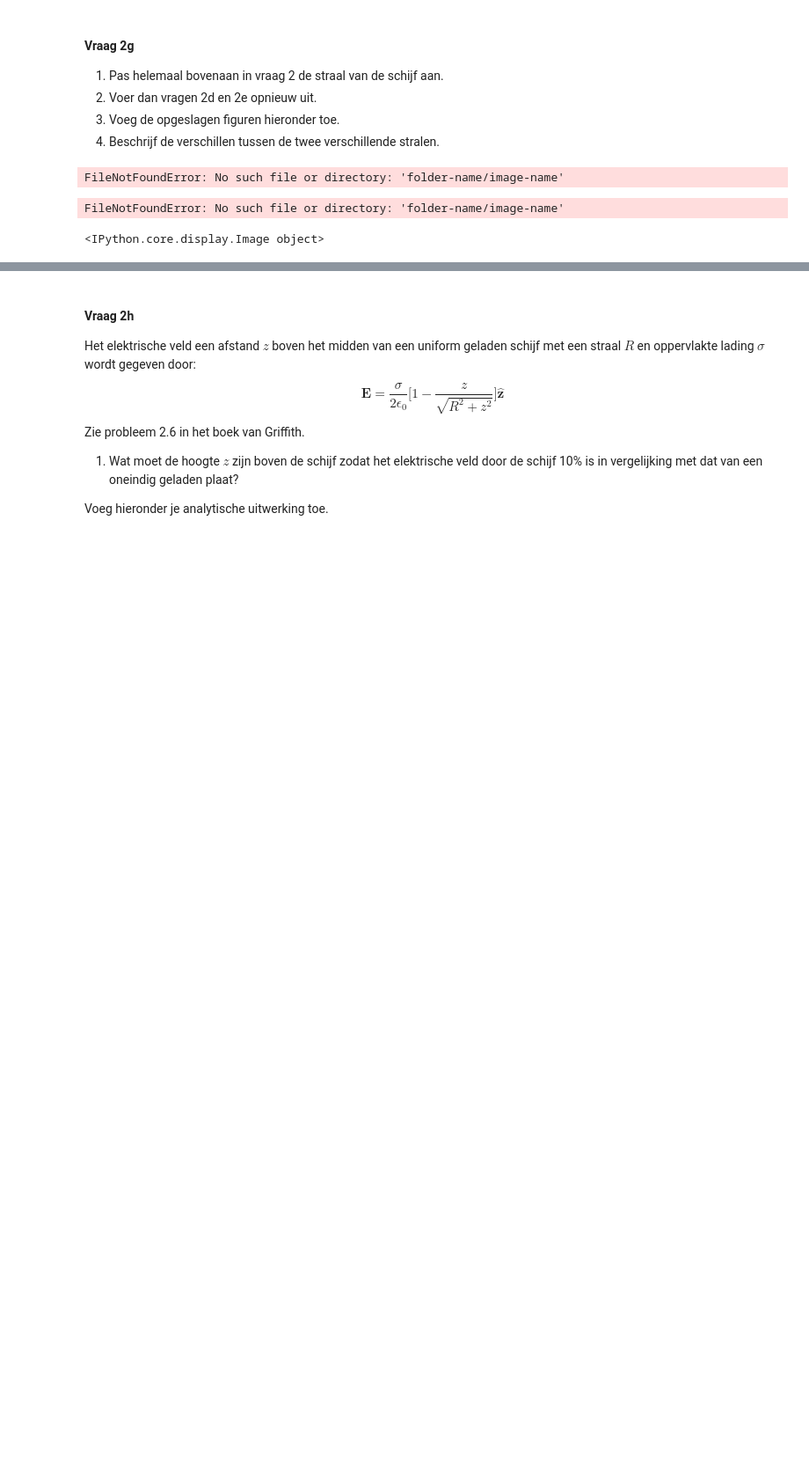
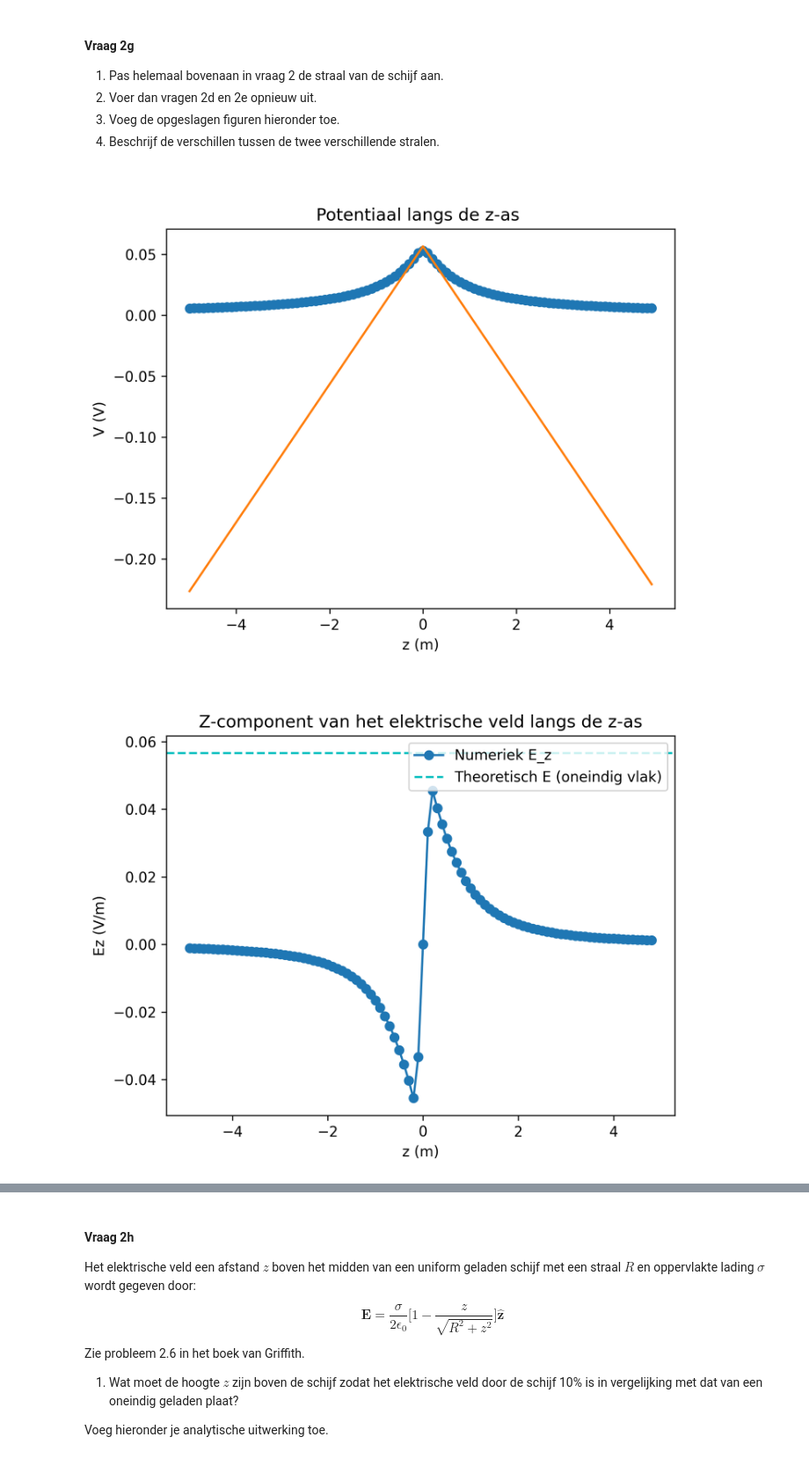
Before and after one commit to Caaldering/opdrachten-DEF-D_CA, a Jupyter notebook: DigitaleOntwerpopdrachten/1CondensatorOpdracht/CondensatorOntwerpopdracht.ipynb, the cells around one changed output, grey strips where cells are left out. Shown at 88% size. Cells and saved outputs as stored; diff of their text form; code cells hidden in the pictures; blank space fills up the shorter version.

```diff
--- a/DigitaleOntwerpopdrachten/1CondensatorOpdracht/CondensatorOntwerpopdracht.ipynb
+++ b/DigitaleOntwerpopdrachten/1CondensatorOpdracht/CondensatorOntwerpopdracht.ipynb
@@ -307,13 +307,13 @@ plt.show()
 4. Beschrijf de verschillen tussen de twee verschillende stralen.
 # %%
 ###
-###Jouw code hier###
-###
-display(Image("folder-name/image-name"))
+# straal schijf verandert naar 1m
+
+display(Image("figures/potentiaal_langs_z_as_2g.png"))
+display(Image("figures/Ez_langs_z_as_2g.png"))
 # %% [output]
-FileNotFoundError: No such file or directory: 'folder-name/image-name'
-FileNotFoundError: No such file or directory: 'folder-name/image-name'
-<IPython.core.display.Image object>
+[figure, added]
+[figure, added]
 # %% [markdown]
 ##### Antwoorden 2g
 
```
Also changed, not shown: parts of 3 cells of this notebook, 2 other files.
